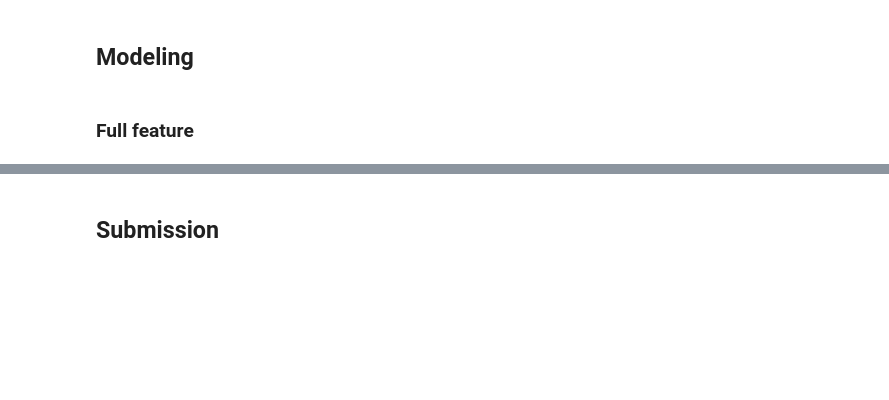
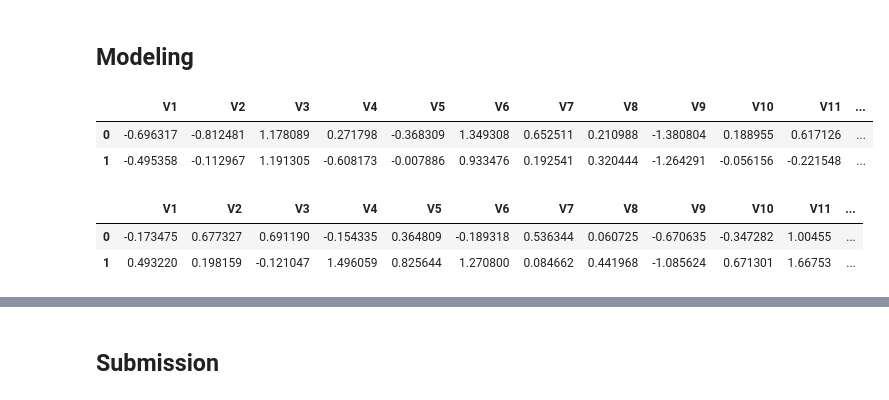
Before and after one commit to jiyoonmik/DACON_practice, a Jupyter notebook: card/card_code_yoon.ipynb, the cells around one changed output, grey strips where cells are left out. Drawn from its saved outputs; the diff is of its cells as text; code cells hidden in the pictures; blank space fills up the shorter version.

```diff
--- a/card/card_code_yoon.ipynb
+++ b/card/card_code_yoon.ipynb
@@ -105,0 +175,14 @@ https://gist.github.com/mwaskom/de44147ed2974457ad6372750bbe5751
+# %%
+anova_sel = []
+anova_results={}
+for c in val.columns[:-1]:
+    group0 = val.loc[val['Class'] == 0, c]
+    group1 = val.loc[val['Class'] == 1, c]
+    F_statistic, pVal = stats.f_oneway(group0, group1)
+
+    if pVal < 0.005:
+        print('**** {} 일원분산분석 결과 : F={}, p={}'.format(c, F_statistic, pVal))
+        print('P-value 값이 충분히 작음으로 인해 그룹의 평균값이 통계적으로 유의미하게 차이납니다.')
+        anova_sel.append(c)
+        anova_results[c]=[F_statistic, pVal]
+print(anova_sel)
@@ -151,6 +277,26 @@ classifiers = [
+# %%
+from sklearn.preprocessing import StandardScaler
+scaler = StandardScaler()
+scaler.fit(val.iloc[:,:-1])
+val_scaled = scaler.transform(val.iloc[:,:-1])
+val_scaled = pd.DataFrame(val_scaled, columns= val.columns[:-1])
+# %%
+selected = train[anova_sel]
+selected_train_scaled = scaler.fit_transform(selected)
+selected_train_scaled = pd.DataFrame(selected_train_scaled, columns= anova_sel)
+selected_train_scaled.head(2)
+# %% [output]
+|  | V1 | V2 | V3 | V4 | V5 | V6 | V7 | V8 | V9 | V10 | V11 | ... |
+| 0 | -0.696317 | -0.812481 | 1.178089 | 0.271798 | -0.368309 | 1.349308 | 0.652511 | 0.210988 | -1.380804 | 0.188955 | 0.617126 | ... |
+| 1 | -0.495358 | -0.112967 | 1.191305 | -0.608173 | -0.007886 | 0.933476 | 0.192541 | 0.320444 | -1.264291 | -0.056156 | -0.221548 | ... |
 # %%
 val_x = val.drop(columns=['Class']) # Input Data
 val_y = val['Class'] # Label
-selected_val_x = val_x[['V1', 'V3', 'V4', 'V5', 'V7', 'V8', 'V9', 'V10', 'V11', 'V12', 'V14', 'V16', 'V17', 'V18']]
+selected_val_x = val_x[anova_sel]
+selected_val_scaled = scaler.transform(selected_val_x)
+selected_val_scaled = pd.DataFrame(selected_val_scaled, columns= anova_sel)
+selected_val_scaled.head(2)
+# %% [output]
+|  | V1 | V2 | V3 | V4 | V5 | V6 | V7 | V8 | V9 | V10 | V11 | ... |
+| 0 | -0.173475 | 0.677327 | 0.691190 | -0.154335 | 0.364809 | -0.189318 | 0.536344 | 0.060725 | -0.670635 | -0.347282 | 1.00455 | ... |
+| 1 | 0.493220 | 0.198159 | -0.121047 | 1.496059 | 0.825644 | 1.270800 | 0.084662 | 0.441968 | -1.085624 | 0.671301 | 1.66753 | ... |
-# %% [markdown]
-### Full feature
```
Also changed, not shown: parts of 40 cells of this notebook.
